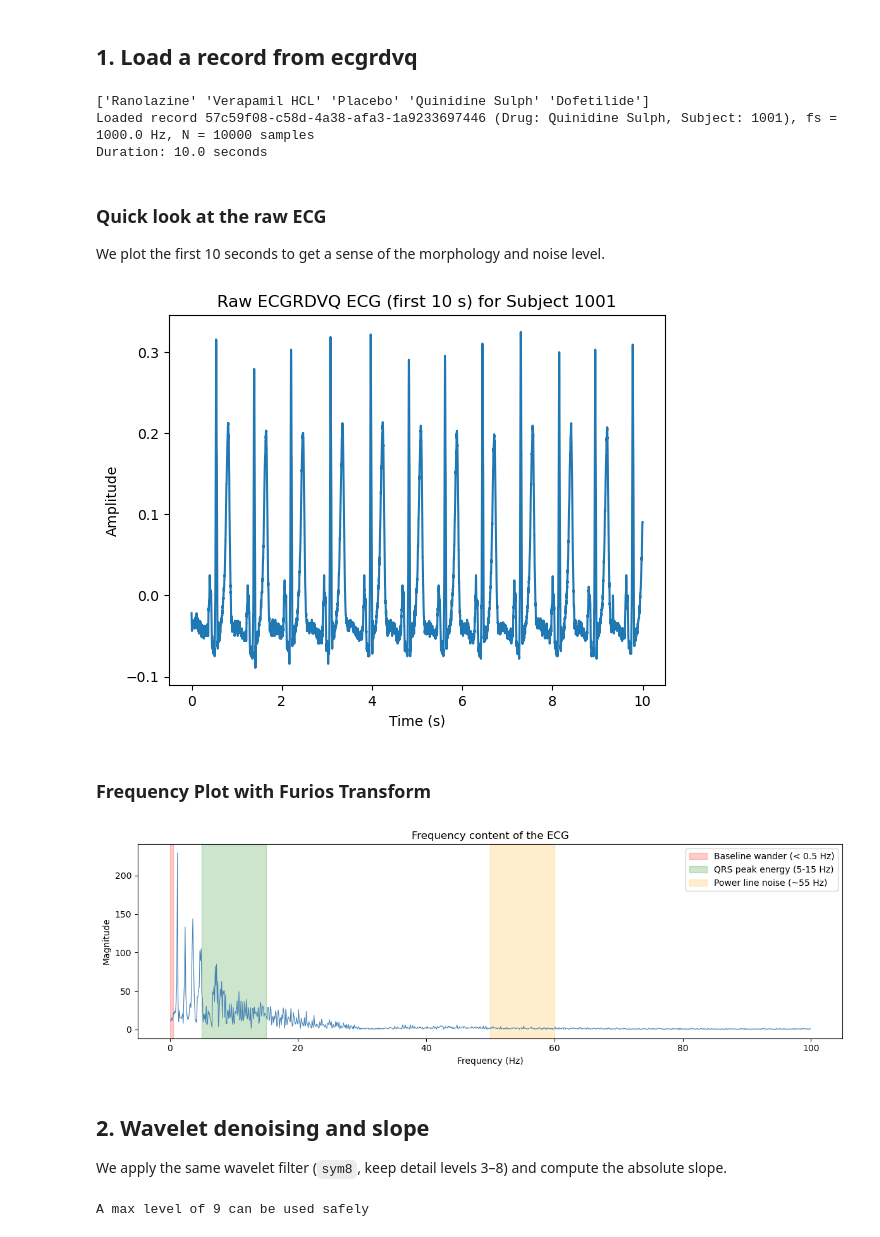
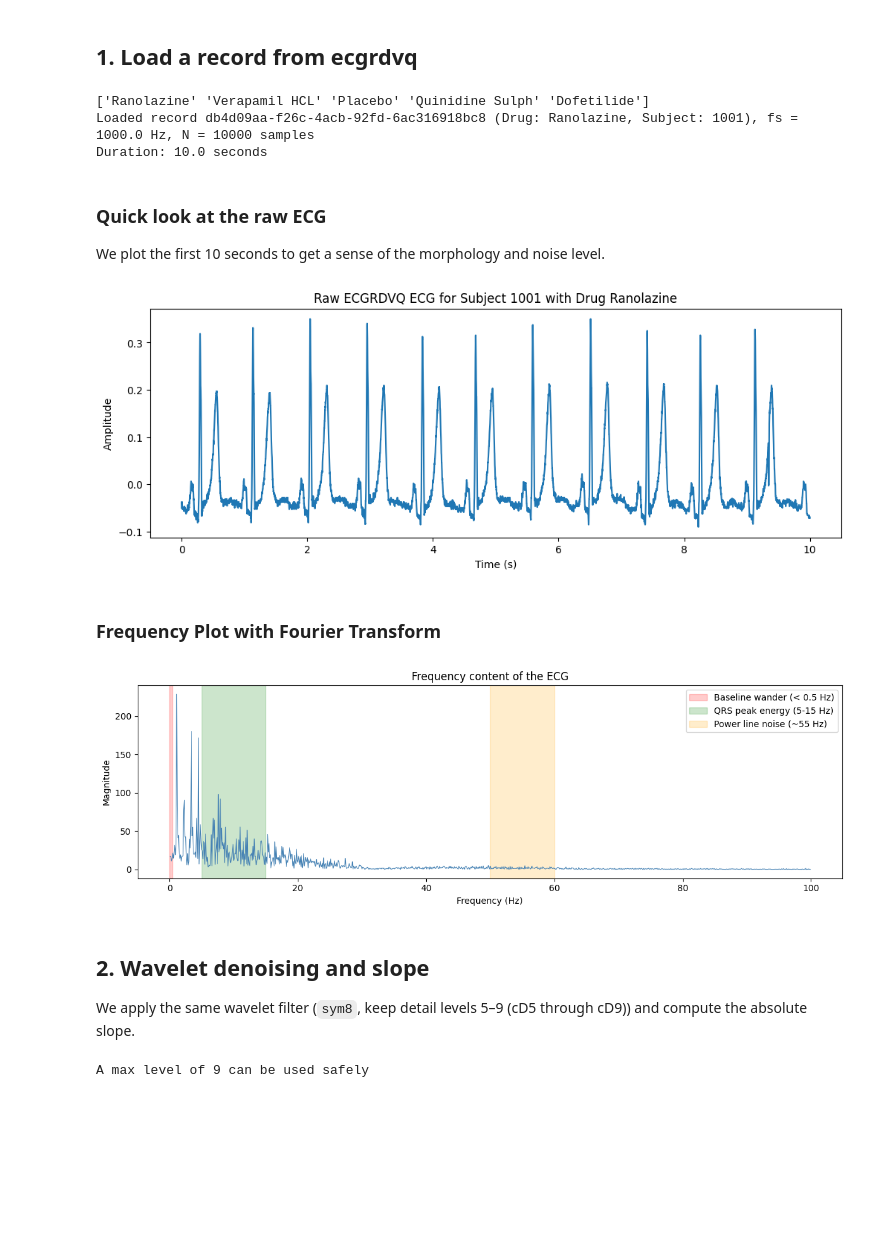
Before and after one commit to iomullony/R-Peaks, a Jupyter notebook: ECGRDVQ R-peaks.ipynb, the cells around one changed output. Cells and saved outputs as stored; diff of their text form; code cells hidden in the pictures; blank space fills up the shorter version.

```diff
--- a/ECGRDVQ R-peaks.ipynb
+++ b/ECGRDVQ R-peaks.ipynb
@@ -23,7 +23,7 @@ def load_ecgrdvq_record(drug_name: str = "Ranolazine"):
     print(available_drugs)
 
     # Filter by drug and take the first available record
-    record_row = clinical_df[clinical_df["EXTRT"] == drug_name].iloc[0]
+    record_row = clinical_df[clinical_df["EXTRT"] == drug_name].iloc[1]
 
     subject_id = str(int(record_row["RANDID"]))  # Subject folder name
     record_id = record_row["EGREFID"]            # WFDB record name (without extension)
@@ -51,12 +51,12 @@ def load_ecgrdvq_record(drug_name: str = "Ranolazine"):
 
 
 # Load one example record
-ecg, fs, record, info = load_ecgrdvq_record("Quinidine Sulph")
+ecg, fs, record, info = load_ecgrdvq_record("Ranolazine")
 duration_sec = len(ecg) / fs
 print(f"Duration: {duration_sec} seconds")
 # %% [output]
 ['Ranolazine' 'Verapamil HCL' 'Placebo' 'Quinidine Sulph' 'Dofetilide']
-Loaded record 57c59f08-c58d-4a38-afa3-1a9233697446 (Drug: Quinidine Sulph, Subject: 1001), fs = 1000.0 Hz, N = 10000 samples
+Loaded record db4d09aa-f26c-4acb-92fd-6ac316918bc8 (Drug: Ranolazine, Subject: 1001), fs = 1000.0 Hz, N = 10000 samples
 Duration: 10.0 seconds
 # %% [markdown]
 ### Quick look at the raw ECG
@@ -65,18 +65,18 @@ We plot the first 10 seconds to get a sense of the morphology and noise level.
 # %%
 show_sec = 10
 show_samples = int(show_sec * fs)
 t = np.arange(show_samples) / fs
 
-plt.figure()
+plt.figure(figsize=(12, 4))
 plt.plot(t, ecg[:show_samples])
 plt.xlabel("Time (s)")
 plt.ylabel("Amplitude")
-plt.title(f"Raw ECGRDVQ ECG (first 10 s) for Subject {info["subject_id"]}")
+plt.title(f"Raw ECGRDVQ ECG for Subject {info["subject_id"]} with Drug {info["drug"]}")
 plt.show()
 # %% [output]
-[figure, old version]
+[figure, new version]
 # %% [markdown]
-### Frequency Plot with Furios Transform
+### Frequency Plot with Fourier Transform
 # %%
 fft_vals = np.abs(fft(ecg))
 freqs    = fftfreq(len(ecg), d=1/fs)
@@ -95,11 +95,11 @@ plt.legend()
 plt.tight_layout()
 plt.show()
 # %% [output]
-[figure, old version]
+[figure, new version]
 # %% [markdown]
 ## 2. Wavelet denoising and slope
 
-We apply the same wavelet filter (`sym8`, keep detail levels 3–8) and compute the absolute slope.
+We apply the same wavelet filter (`sym8`, keep detail levels 5–9 (cD5 through cD9)) and compute the absolute slope.
 # %%
 wavelet = 'sym8'
 max_safe_level = pywt.dwt_max_level(len(ecg), pywt.Wavelet(wavelet).dec_len)
```
Also changed, not shown: parts of 7 cells of this notebook, 6 other files.
